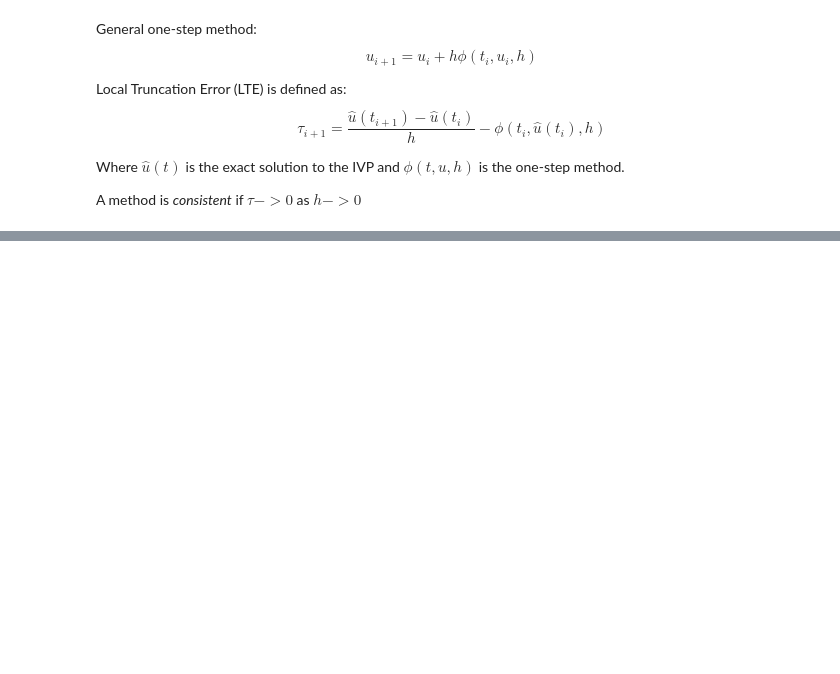
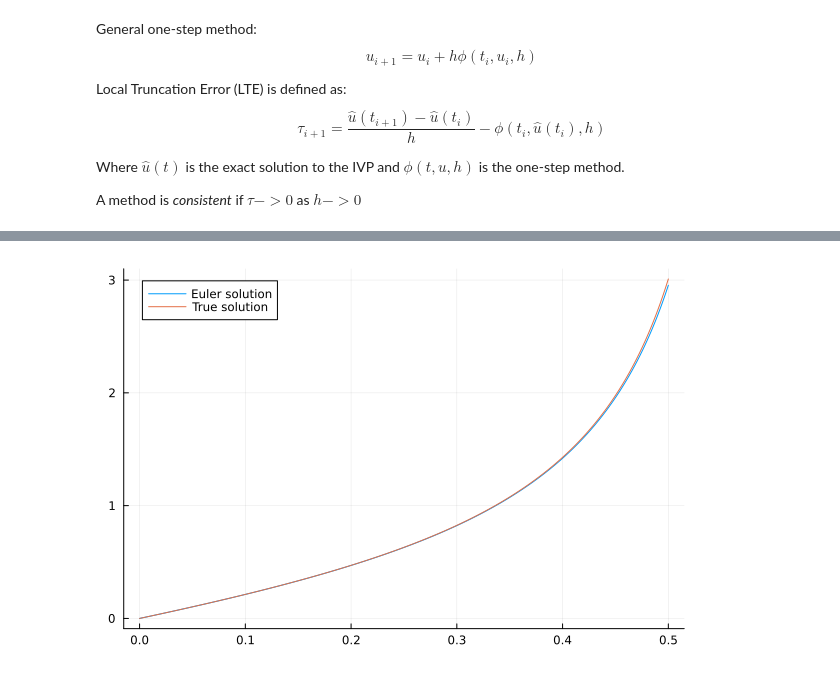
Before and after one commit to DrEntropy/FNC, a Jupyter notebook: chapter6.ipynb, the cells around one changed output, grey strips where cells are left out. Drawn from its saved outputs; the diff is of its cells as text; code cells hidden in the pictures; blank space fills up the shorter version.

```diff
--- a/chapter6.ipynb
+++ b/chapter6.ipynb
@@ -198,0 +222,4 @@ For the euler method, the text shows (using Taylor series) that the LTE for the
+# %%
+fit_and_plot((u,p,t) -> 2*(1+t)*(1+u^2), 0.0, (0.0, 0.5), t -> tan(2*t+ t^2), 320)
+# %% [output]
+[figure, added]
```
Also changed, not shown: parts of 6 cells of this notebook.
